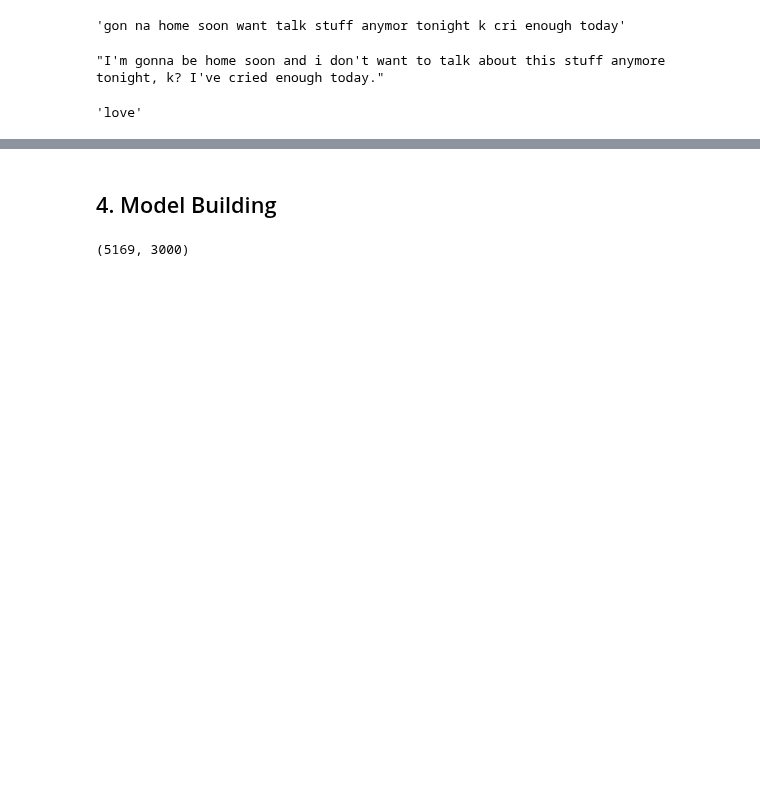
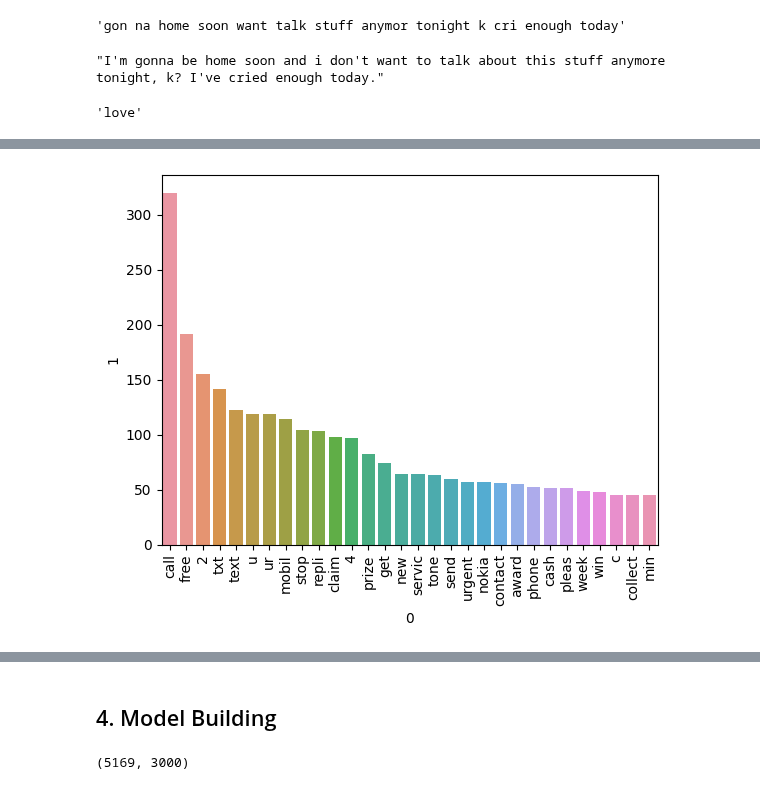
Before and after one commit to AshutoshDevpura/Message-spam-classifier-UCI-ML, a Jupyter notebook: Data Analysis.ipynb, the cells around one changed output, grey strips where cells are left out. Saved outputs shown, nothing was run; the diff lists cells and outputs as text; code cells hidden in the pictures; blank space fills up the shorter version.

```diff
--- a/Data Analysis.ipynb
+++ b/Data Analysis.ipynb
@@ -341,8 +378,10 @@ len(spam_corpus)
 # %%
 from collections import Counter
-sns.barplot(pd.DataFrame(Counter(spam_corpus).most_common(30))[0],pd.DataFrame(Counter(spam_corpus).most_common(30))[1])
+sns.barplot(x = pd.DataFrame(Counter(spam_corpus).most_common(30))[0],y = pd.DataFrame(Counter(spam_corpus).most_common(30))[1])
 plt.xticks(rotation='vertical')
 plt.show()
+# %% [output]
+[figure, added]
 # %%
 ham_corpus = []
 for msg in df[df['target'] == 0]['transformed_text'].tolist():
```
Also changed, not shown: parts of 40 cells of this notebook.
